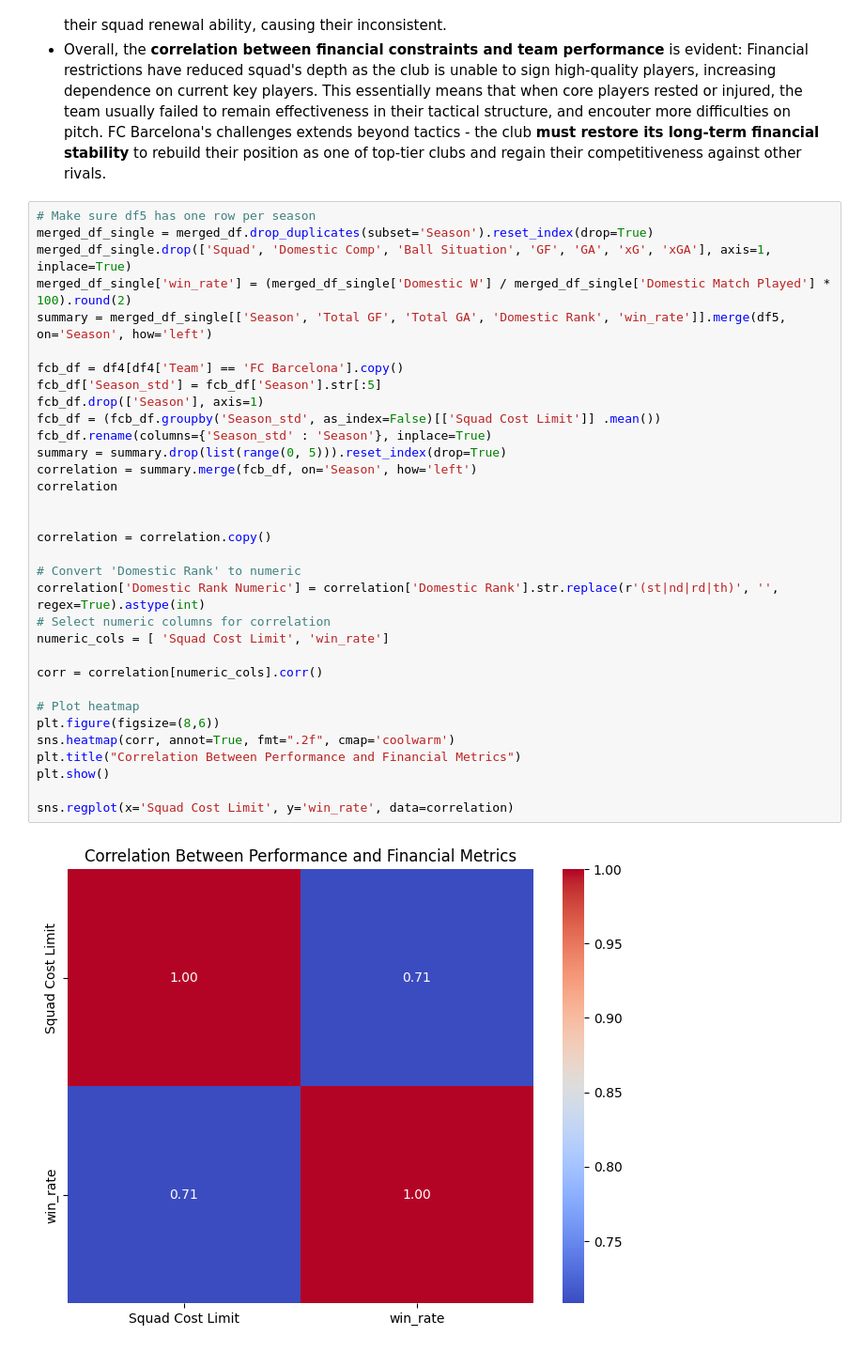
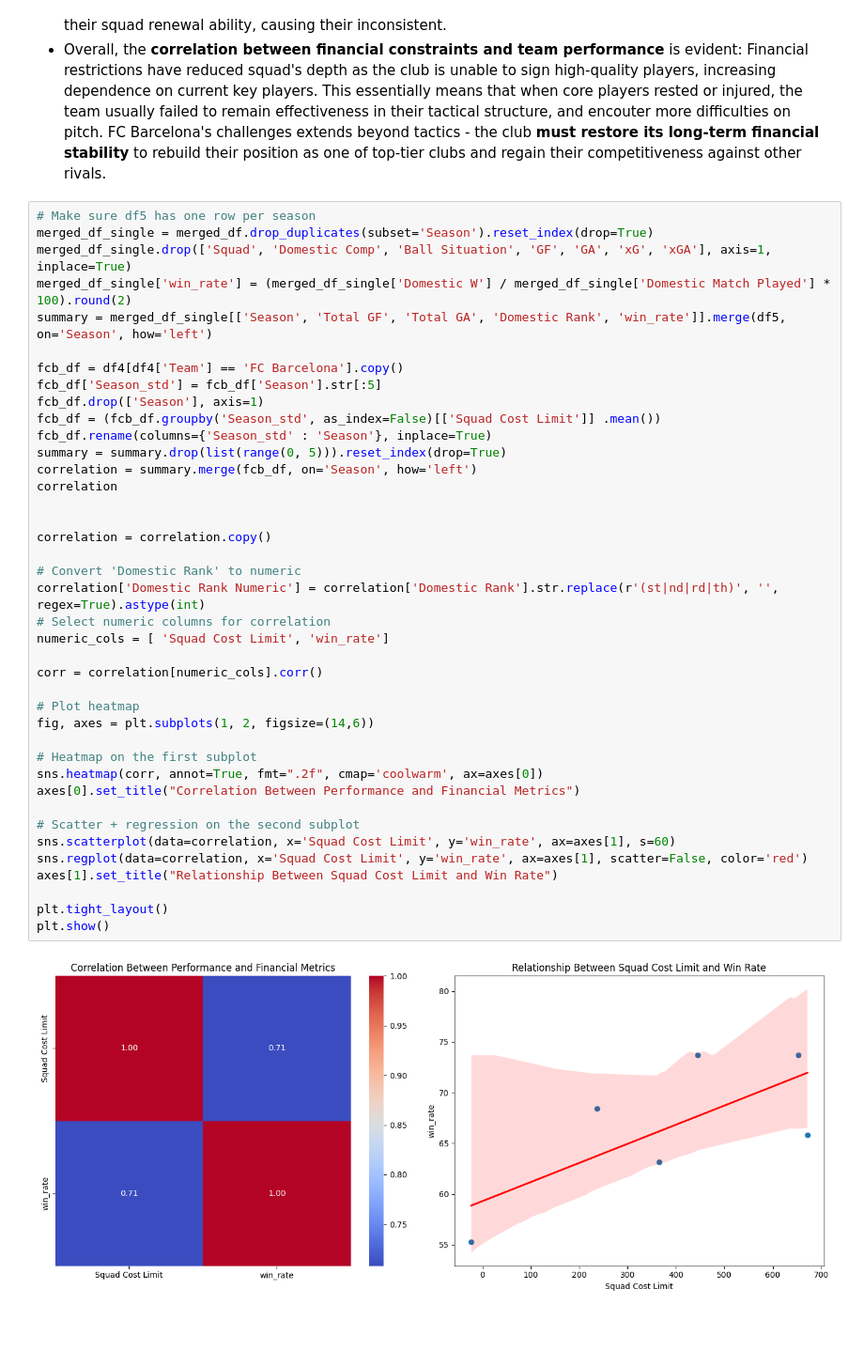
Before and after one commit to linhtran1003/fc-barcelona-performance-analysis, a Jupyter notebook: FCB_performance_analysis.ipynb, the cells around one changed output. Shown: that part at 94% size. Drawn from its saved outputs; the diff is of its cells as text; blank space fills up the shorter version.

```diff
--- a/FCB_performance_analysis.ipynb
+++ b/FCB_performance_analysis.ipynb
@@ -200,35 +215,42 @@ plt.xticks(rotation=45);
 # %%
 # Make sure df5 has one row per season
 merged_df_single = merged_df.drop_duplicates(subset='Season').reset_index(drop=True)
 merged_df_single.drop(['Squad', 'Domestic Comp', 'Ball Situation', 'GF', 'GA', 'xG', 'xGA'], axis=1, inplace=True)
 merged_df_single['win_rate'] = (merged_df_single['Domestic W'] / merged_df_single['Domestic Match Played'] * 100).round(2)
 summary = merged_df_single[['Season', 'Total GF', 'Total GA', 'Domestic Rank', 'win_rate']].merge(df5, on='Season', how='left')
 
 fcb_df = df4[df4['Team'] == 'FC Barcelona'].copy()
 fcb_df['Season_std'] = fcb_df['Season'].str[:5]
 fcb_df.drop(['Season'], axis=1)
 fcb_df = (fcb_df.groupby('Season_std', as_index=False)[['Squad Cost Limit']] .mean())
 fcb_df.rename(columns={'Season_std' : 'Season'}, inplace=True)
 summary = summary.drop(list(range(0, 5))).reset_index(drop=True)
 correlation = summary.merge(fcb_df, on='Season', how='left')
 correlation
 
 
 correlation = correlation.copy()
 
 # Convert 'Domestic Rank' to numeric
 correlation['Domestic Rank Numeric'] = correlation['Domestic Rank'].str.replace(r'(st|nd|rd|th)', '', regex=True).astype(int)
 # Select numeric columns for correlation
 numeric_cols = [ 'Squad Cost Limit', 'win_rate']
 
 corr = correlation[numeric_cols].corr()
 
 # Plot heatmap
-plt.figure(figsize=(8,6))
-sns.heatmap(corr, annot=True, fmt=".2f", cmap='coolwarm')
-plt.title("Correlation Between Performance and Financial Metrics")
+fig, axes = plt.subplots(1, 2, figsize=(14,6))
+
+# Heatmap on the first subplot
+sns.heatmap(corr, annot=True, fmt=".2f", cmap='coolwarm', ax=axes[0])
+axes[0].set_title("Correlation Between Performance and Financial Metrics")
+
+# Scatter + regression on the second subplot
+sns.scatterplot(data=correlation, x='Squad Cost Limit', y='win_rate', ax=axes[1], s=60)
+sns.regplot(data=correlation, x='Squad Cost Limit', y='win_rate', ax=axes[1], scatter=False, color='red')
+axes[1].set_title("Relationship Between Squad Cost Limit and Win Rate")
+
+plt.tight_layout()
 plt.show()
-
-sns.regplot(x='Squad Cost Limit', y='win_rate', data=correlation)
 # %% [output]
-[figure, old version]
+[figure, new version]
```
Also changed, not shown: parts of 7 cells of this notebook.
